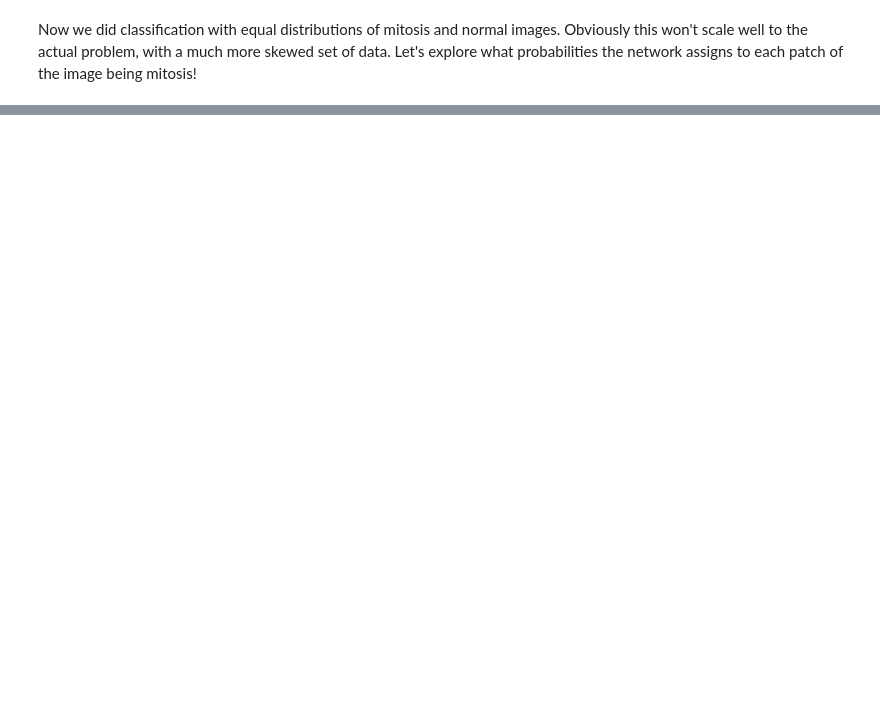
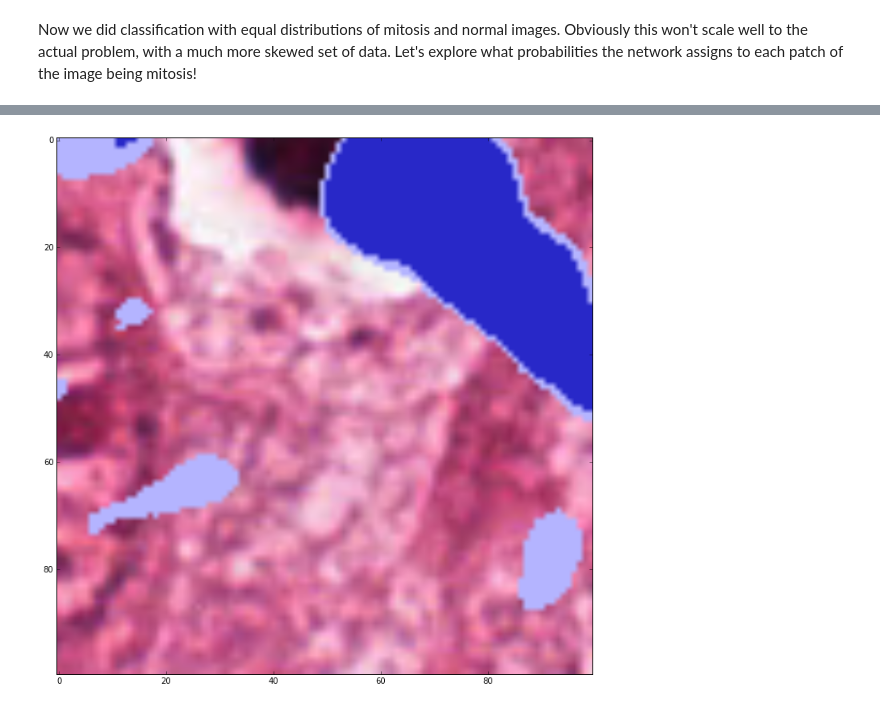
Before and after one commit to nikcheerla/TCGA-Mitosis, a Jupyter notebook: Mitosis Exploration-Visualization.ipynb, the cells around one changed output, grey strips where cells are left out. Saved outputs shown, nothing was run; the diff lists cells and outputs as text; code cells hidden in the pictures; blank space fills up the shorter version.

```diff
--- a/Mitosis Exploration-Visualization.ipynb
+++ b/Mitosis Exploration-Visualization.ipynb
@@ -500,40 +499,63 @@ Confusion matrix, without normalization
 # %% [markdown]
 Now we did classification with equal distributions of mitosis and normal images. Obviously this won't scale well to the actual problem, with a much more skewed set of data. Let's explore what probabilities the network assigns to each patch of the image being mitosis!
 # %%
+from contextlib import contextmanager
+import sys, os
+
+@contextmanager
+def suppress_stdout():
+    with open(os.devnull, "w") as devnull:
+        old_stdout = sys.stdout
+        sys.stdout = devnull
+        try:
+            yield
+        finally:
+            sys.stdout = old_stdout
+
+
+
 patch_probs = np.zeros((SIZE, SIZE))
-imgFile = "train/A04_02.bmp"
+
+imgFile = TRAIN + "1_01.bmp"
 print imgFile
-
-try:
-    img = Image.open(imageFile);
-    img = img.load()
-except:
-    print "no"
-    img = plt.imread(imgFile)
-print img.shape
-plt.imshow(img)
-plt.show()
+img = plt.imread(imgFile);
 
 patch = np.zeros((1, PATCH_SIZE, PATCH_SIZE, 3))
 patch = patch.astype(np.float32)
 
-nn.verbose = False
+y1, y2 = 1950, 2050
+x1, x2 = 750, 850
 
-for i in range(PATCH_SIZE, SIZE/10):
-    for j in range(PATCH_SIZE, SIZE/10):
-        print (i, j)
+mmx = SIZE/8
+
+for i in range(x1, x2):
+    for j in range(y1, y2):
         sx = i - PATCH_SIZE/2
         sy = j - PATCH_SIZE/2
-        for dx in range(0, PATCH_SIZE):
-            for dy in range(0, PATCH_SIZE):
-                patch[0, dx, dy, 0] = float(img[sx + dx, sy + dy, 0])/255
-                patch[0, dx, dy, 1] = float(img[sx + dx, sy + dy, 1])/255
-                patch[0, dx, dy, 2] = float(img[sx + dx, sy + dy, 2])/255
+        for di in range(0, PATCH_SIZE):
+            for dj in range(0, PATCH_SIZE):
+                patch[0, di, dj, 0] = float(img[sx + di, sy + dj][0])/255
+                patch[0, di, dj, 1] = float(img[sx + di, sy + dj][1])/255
+                patch[0, di, dj, 2] = float(img[sx + di, sy + dj][2])/255
+        with suppress_stdout():
+            prob = nn.predict_proba(patch)
+        patch_probs[i, j] = prob[0, 1]
 
-        pred = nn.predict_proba(patch)[0, 1]
-        print pred
-        if pred < 0.8:
-            continue
-        print "Accurate image"
-        plt.imshow(patch[0])
-        plt.show()
+        if patch_probs[i, j] > 0.7:
+            img[i, j] = [0, 0, 180]
+            print "0.7"
+        if patch_probs[i, j] > 0.6:
+            img[i, j] = [40, 40, 200]
+            print "0.6"
+        elif patch_probs[i, j] > 0.5:
+            img[i, j] = [180, 180, 255]
+            print "0.5"
+    print "Iter",i
+
+#Open new figure
+fig = plt.figure(figsize=(20, 12), dpi=200)
+
+
+plt.imshow(img[x1:x2, y1:y2])
+plt.show()
+# %% [output]
@@ -539,0 +579 @@ for i in range(PATCH_SIZE, SIZE/10):
+[figure, added]
```
Also changed, not shown: parts of 17 cells of this notebook, 40 other files.
